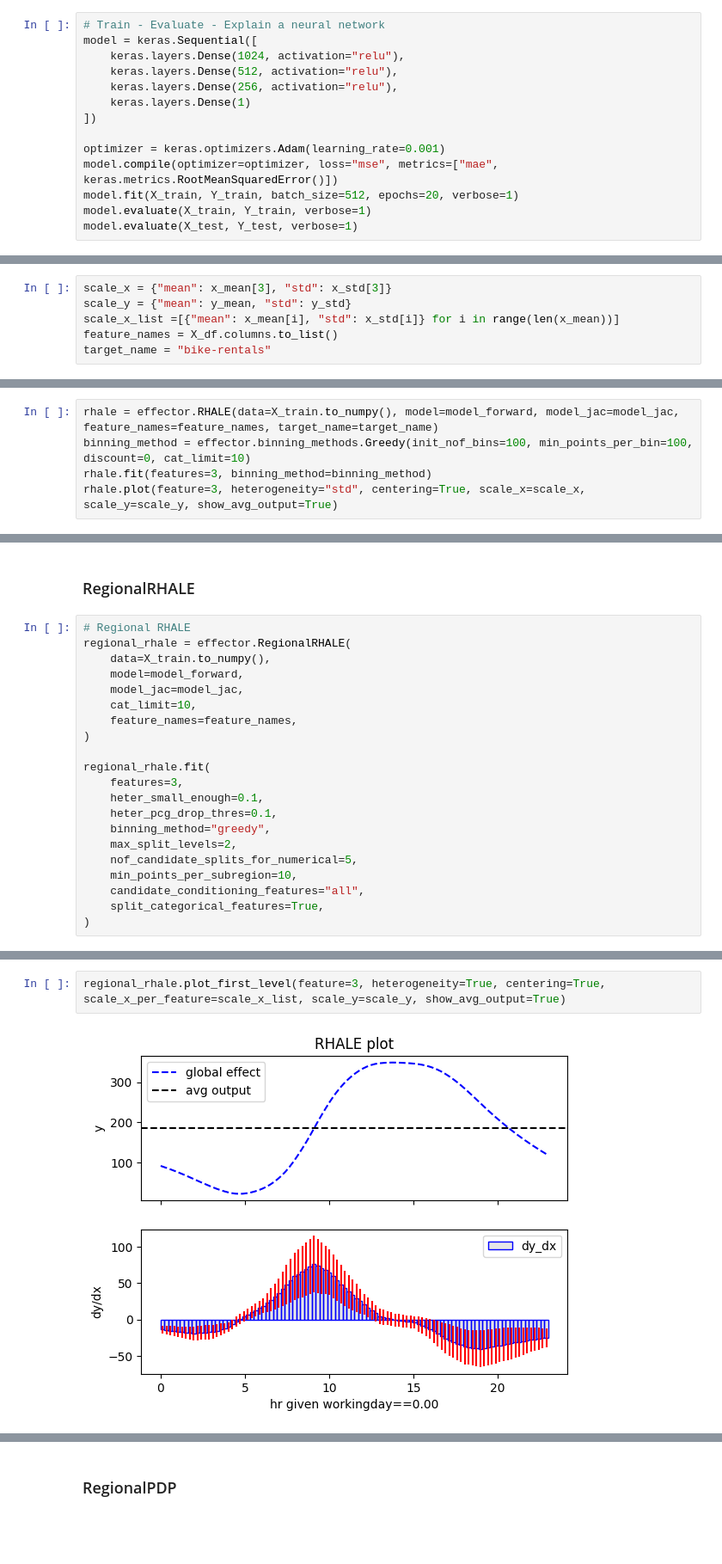
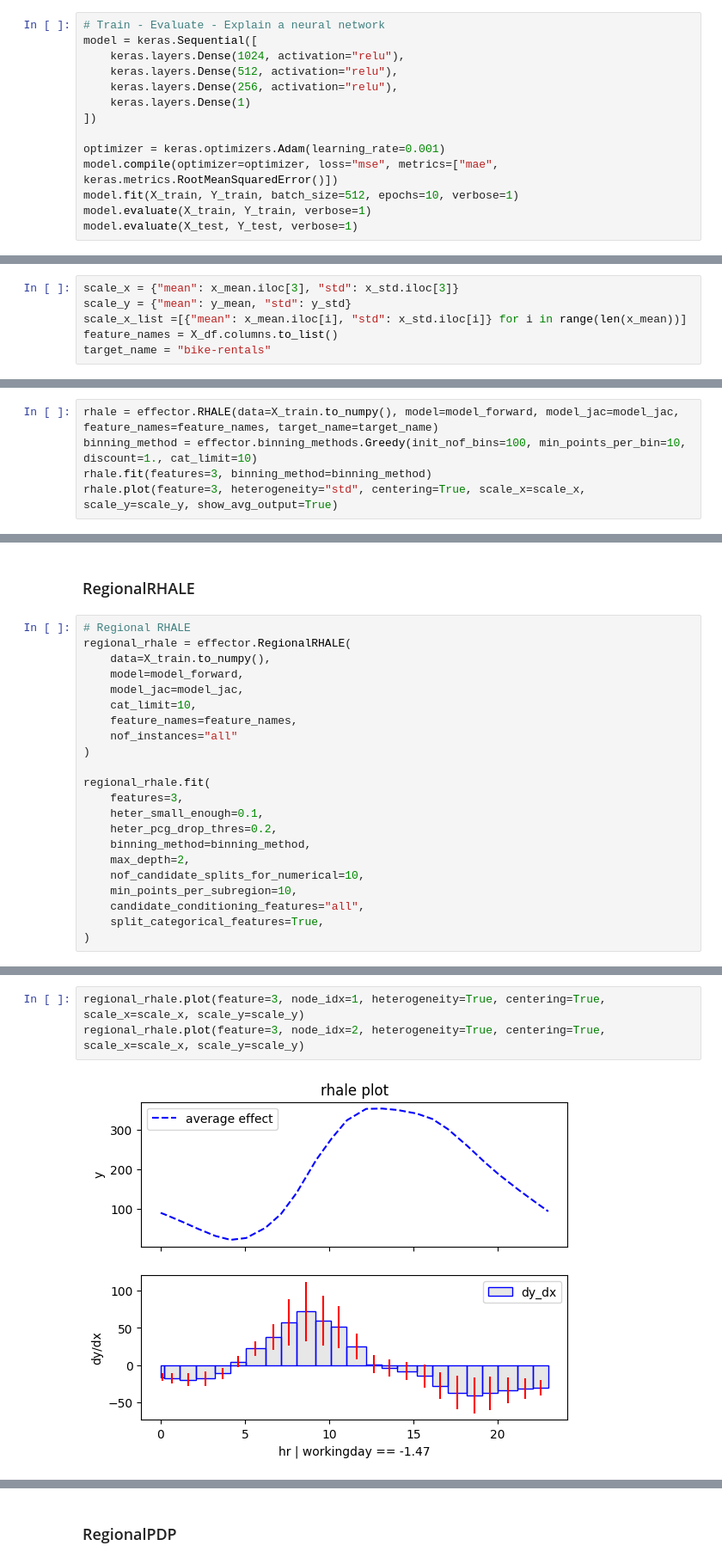
Before and after one commit to givasile/effector, a Jupyter notebook: real-examples/01_bike_sharing_dataset.ipynb, the cells around one changed output, grey strips where cells are left out. Shown: that part at 86% size. Drawn from its saved outputs; the diff is of its cells as text; blank space fills up the shorter version.

```diff
--- a/real-examples/01_bike_sharing_dataset.ipynb
+++ b/real-examples/01_bike_sharing_dataset.ipynb
@@ -115,7 +129,7 @@ model = keras.Sequential([
 
 optimizer = keras.optimizers.Adam(learning_rate=0.001)
 model.compile(optimizer=optimizer, loss="mse", metrics=["mae", keras.metrics.RootMeanSquaredError()])
-model.fit(X_train, Y_train, batch_size=512, epochs=20, verbose=1)
+model.fit(X_train, Y_train, batch_size=512, epochs=10, verbose=1)
 model.evaluate(X_train, Y_train, verbose=1)
 model.evaluate(X_test, Y_test, verbose=1)
 # %% [output]
@@ -153,8 +167,8 @@ def model_jac(x):
 def model_forward(x):
     return model(x).numpy().squeeze()
 # %%
-scale_x = {"mean": x_mean[3], "std": x_std[3]}
+scale_x = {"mean": x_mean.iloc[3], "std": x_std.iloc[3]}
 scale_y = {"mean": y_mean, "std": y_std}
-scale_x_list =[{"mean": x_mean[i], "std": x_std[i]} for i in range(len(x_mean))]
+scale_x_list =[{"mean": x_mean.iloc[i], "std": x_std.iloc[i]} for i in range(len(x_mean))]
 feature_names = X_df.columns.to_list()
 target_name = "bike-rentals"
@@ -196,6 +207,6 @@ invalid value encountered in divide
 # %%
 rhale = effector.RHALE(data=X_train.to_numpy(), model=model_forward, model_jac=model_jac, feature_names=feature_names, target_name=target_name)
-binning_method = effector.binning_methods.Greedy(init_nof_bins=100, min_points_per_bin=100, discount=0, cat_limit=10)
+binning_method = effector.binning_methods.Greedy(init_nof_bins=100, min_points_per_bin=10, discount=1., cat_limit=10)
 rhale.fit(features=3, binning_method=binning_method)
 rhale.plot(feature=3, heterogeneity="std", centering=True, scale_x=scale_x, scale_y=scale_y, show_avg_output=True)
 # %% [output]
@@ -212,15 +223,16 @@ regional_rhale = effector.RegionalRHALE(
     model_jac=model_jac,
     cat_limit=10,
     feature_names=feature_names,
+    nof_instances="all"
 )
 
 regional_rhale.fit(
     features=3,
     heter_small_enough=0.1,
-    heter_pcg_drop_thres=0.1,
-    binning_method="greedy",
-    max_split_levels=2,
-    nof_candidate_splits_for_numerical=5,
+    heter_pcg_drop_thres=0.2,
+    binning_method=binning_method,
+    max_depth=2,
+    nof_candidate_splits_for_numerical=10,
     min_points_per_subregion=10,
     candidate_conditioning_features="all",
     split_categorical_features=True,
@@ -250,4 +251,5 @@ Important splits for feature hr
 # %%
-regional_rhale.plot_first_level(feature=3, heterogeneity=True, centering=True, scale_x_per_feature=scale_x_list, scale_y=scale_y, show_avg_output=True)
+regional_rhale.plot(feature=3, node_idx=1, heterogeneity=True, centering=True, scale_x=scale_x, scale_y=scale_y)
+regional_rhale.plot(feature=3, node_idx=2, heterogeneity=True, centering=True, scale_x=scale_x, scale_y=scale_y)
 # %% [output]
-[figure, old version]
+[figure, new version]
```
Also changed, not shown: parts of 17 cells of this notebook, 12 other files.
